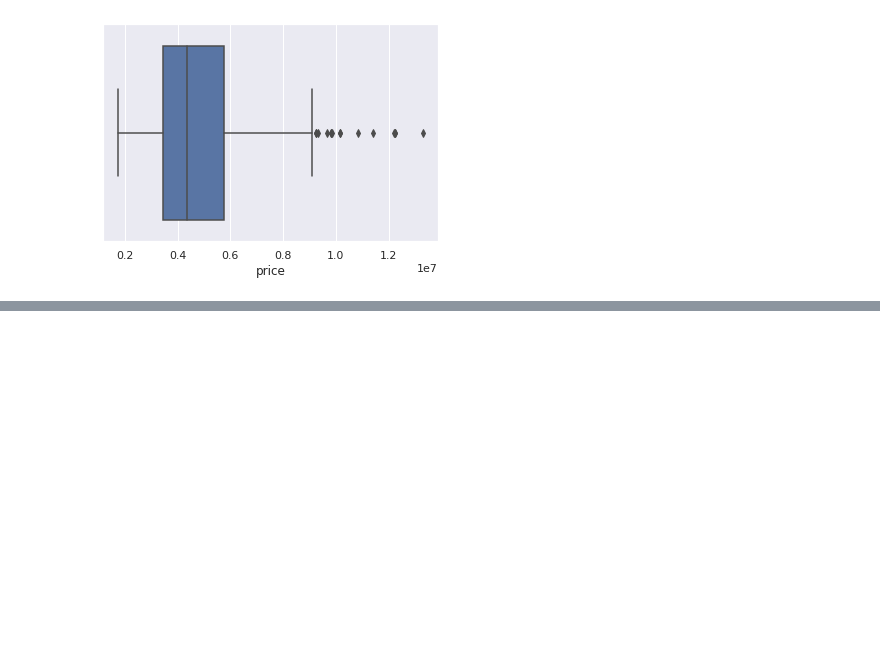
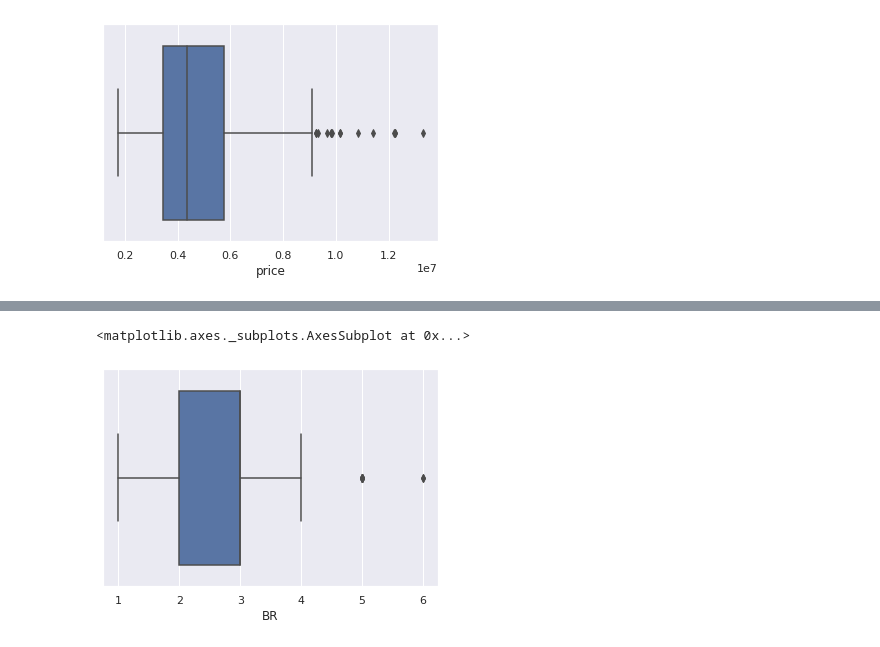
Before and after one commit to gitmccoyabrasaldo/Elective2-MachineLearning, a Jupyter notebook: Exploratory_data_Analysis.ipynb, the cells around one changed output, grey strips where cells are left out. Cells and saved outputs as stored; diff of their text form; code cells hidden in the pictures; blank space fills up the shorter version.

```diff
--- a/Exploratory_data_Analysis.ipynb
+++ b/Exploratory_data_Analysis.ipynb
@@ -435,0 +434,5 @@ sns.boxplot(x=df['price'])
+# %%
+sns.boxplot(x=df['BR'])
+# %% [output]
+<matplotlib.axes._subplots.AxesSubplot at 0x...>
+[figure, added]
```
Also changed, not shown: parts of 7 cells of this notebook.
